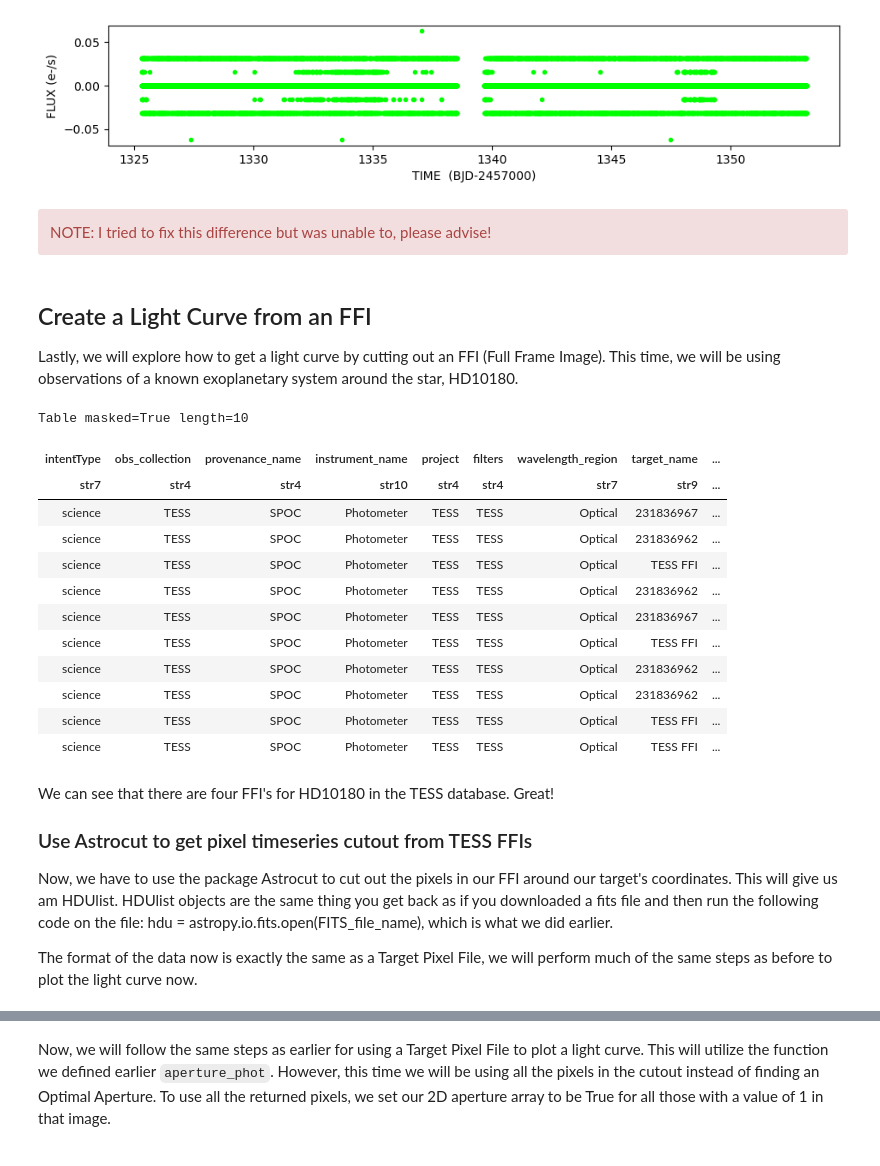
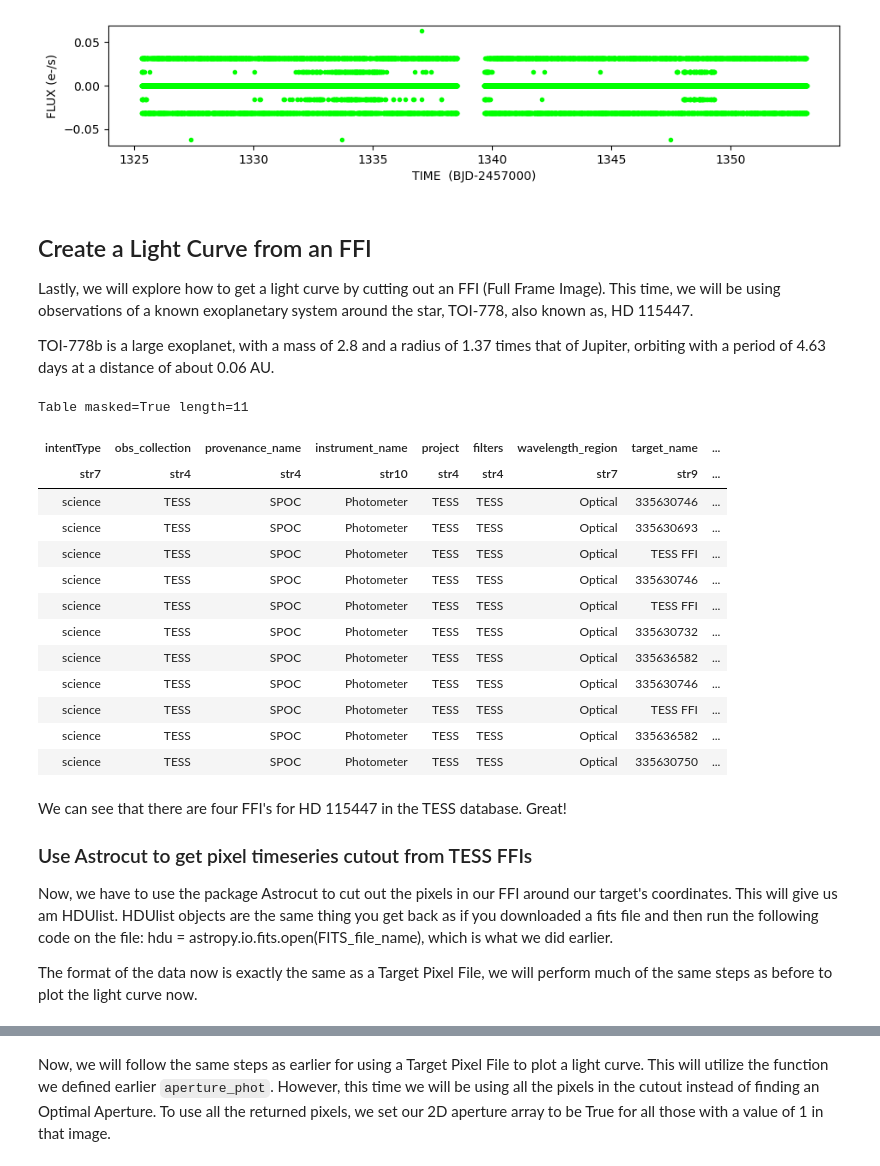
Before and after one commit to spacetelescope/project-tikebook, a Jupyter notebook: notebooks/1-lightcurves/TIKEBook_Lesson1.ipynb, the cells around one changed output, grey strips where cells are left out. Saved outputs shown, nothing was run; the diff lists cells and outputs as text; code cells hidden in the pictures.

```diff
--- a/notebooks/1-lightcurves/TIKEBook_Lesson1.ipynb
+++ b/notebooks/1-lightcurves/TIKEBook_Lesson1.ipynb
@@ -328,33 +332,32 @@ plt.xlabel('TIME  (BJD-2457000)')
 # %% [output]
 Text(0.5, 0, 'TIME  (BJD-2457000)')
 [figure]
-# %% [markdown]
-<div class="alert-danger">
-    NOTE: I tried to fix this difference but was unable to, please advise!
-</div>
 # %% [markdown]
 ## Create a Light Curve from an FFI
-Lastly, we will explore how to get a light curve by cutting out an FFI (Full Frame Image). This time, we will be using observations of a known exoplanetary system around the star, HD10180.
+Lastly, we will explore how to get a light curve by cutting out an FFI (Full Frame Image). This time, we will be using observations of a known exoplanetary system around the star, TOI-778, also known as, HD 115447.
+
+TOI-778b is a large exoplanet, with a mass of 2.8 and a radius of 1.37 times that of Jupiter, orbiting with a period of 4.63 days at a distance of about 0.06 AU.
 # %%
-TESS_table = Observations.query_criteria(objectname="HD10180", obs_collection="TESS")
+TESS_table = Observations.query_criteria(objectname="HD 115447", obs_collection="TESS")
 
 TESS_table
 # %% [output]
-Table masked=True length=10
+Table masked=True length=11
 | intentType | obs_collection | provenance_name | instrument_name | project | filters | wavelength_region | target_name | ... |
 | str7 | str4 | str4 | str10 | str4 | str4 | str7 | str9 | ... |
-| science | TESS | SPOC | Photometer | TESS | TESS | Optical | 231836967 | ... |
-| science | TESS | SPOC | Photometer | TESS | TESS | Optical | 231836962 | ... |
+| science | TESS | SPOC | Photometer | TESS | TESS | Optical | 335630746 | ... |
+| science | TESS | SPOC | Photometer | TESS | TESS | Optical | 335630693 | ... |
 | science | TESS | SPOC | Photometer | TESS | TESS | Optical | TESS FFI | ... |
-| science | TESS | SPOC | Photometer | TESS | TESS | Optical | 231836962 | ... |
-| science | TESS | SPOC | Photometer | TESS | TESS | Optical | 231836967 | ... |
+| science | TESS | SPOC | Photometer | TESS | TESS | Optical | 335630746 | ... |
 | science | TESS | SPOC | Photometer | TESS | TESS | Optical | TESS FFI | ... |
-| science | TESS | SPOC | Photometer | TESS | TESS | Optical | 231836962 | ... |
-| science | TESS | SPOC | Photometer | TESS | TESS | Optical | 231836962 | ... |
+| science | TESS | SPOC | Photometer | TESS | TESS | Optical | 335630732 | ... |
+| science | TESS | SPOC | Photometer | TESS | TESS | Optical | 335636582 | ... |
+| science | TESS | SPOC | Photometer | TESS | TESS | Optical | 335630746 | ... |
 | science | TESS | SPOC | Photometer | TESS | TESS | Optical | TESS FFI | ... |
-| science | TESS | SPOC | Photometer | TESS | TESS | Optical | TESS FFI | ... |
+| science | TESS | SPOC | Photometer | TESS | TESS | Optical | 335636582 | ... |
+| science | TESS | SPOC | Photometer | TESS | TESS | Optical | 335630750 | ... |
 # %% [markdown]
-We can see that there are four FFI's for HD10180 in the TESS database. Great!
+We can see that there are four FFI's for HD 115447 in the TESS database. Great!
 
 ### Use Astrocut to get pixel timeseries cutout from TESS FFIs
 
```
Also changed, not shown: parts of 18 cells of this notebook.
